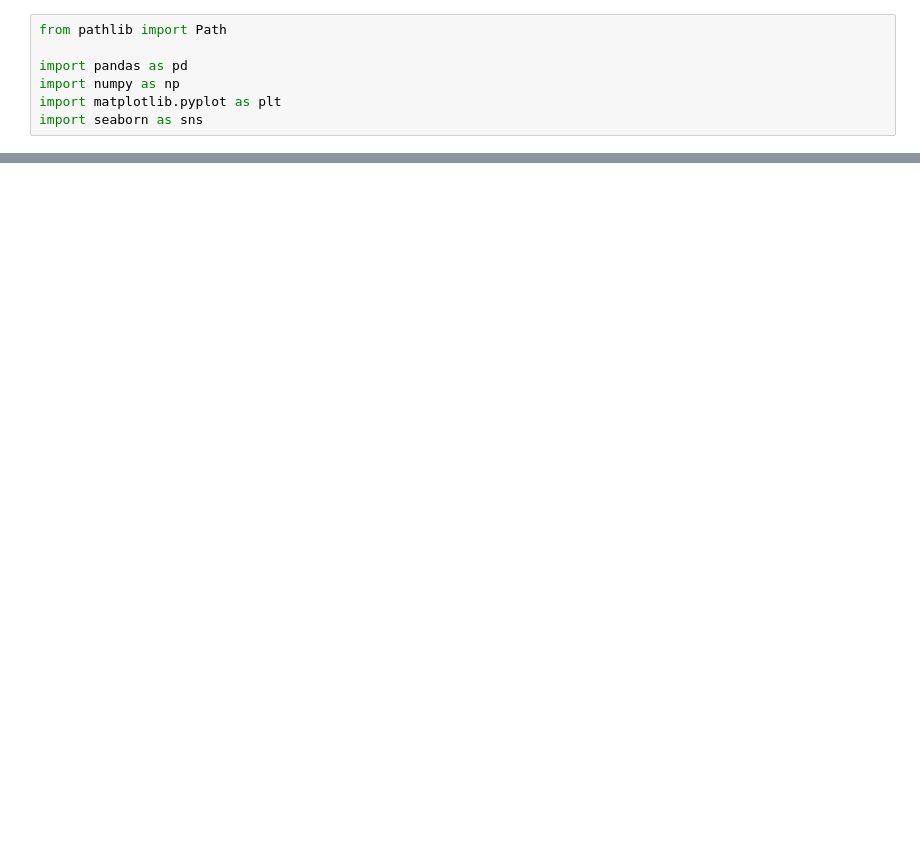
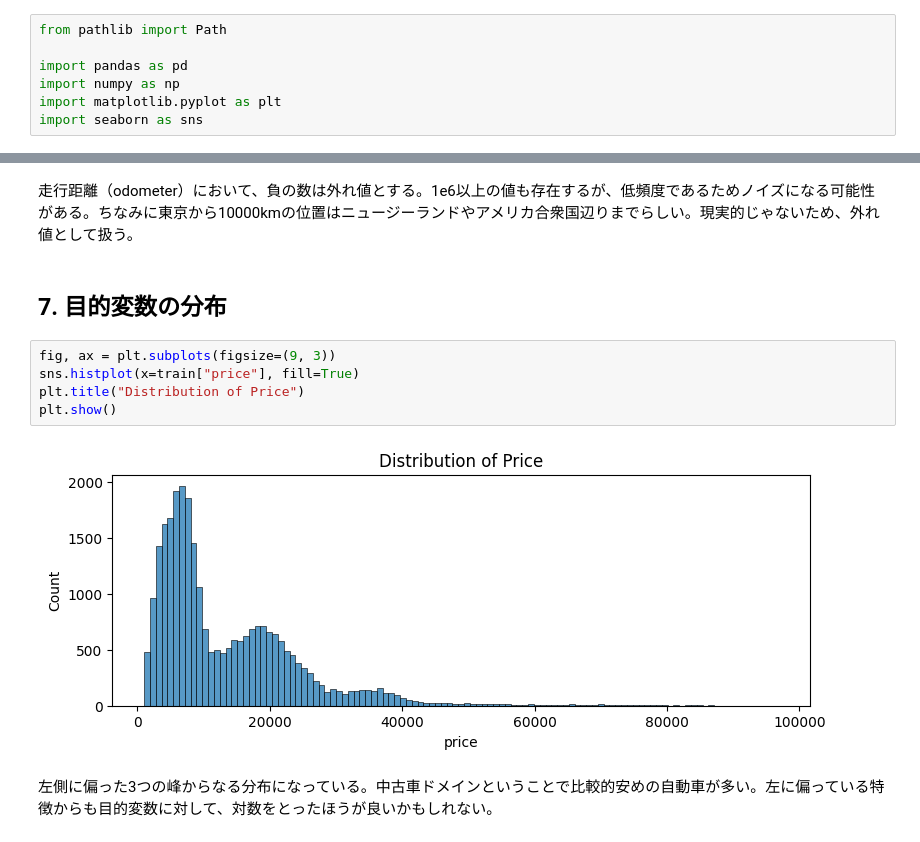
Before and after one commit to haru1290/signate-student-cup-2023, a Jupyter notebook: notebook/eda.ipynb, the cells around one changed output, grey strips where cells are left out. Saved outputs shown, nothing was run; the diff lists cells and outputs as text; blank space fills up the shorter version.

```diff
--- a/notebook/eda.ipynb
+++ b/notebook/eda.ipynb
@@ -58,0 +177,13 @@ dtype: object
+# %% [markdown]
+走行距離（odometer）において、負の数は外れ値とする。1e6以上の値も存在するが、低頻度であるためノイズになる可能性がある。ちなみに東京から10000kmの位置はニュージーランドやアメリカ合衆国辺りまでらしい。現実的じゃないため、外れ値として扱う。
+# %% [markdown]
+## 7. 目的変数の分布
+# %%
+fig, ax = plt.subplots(figsize=(9, 3))
+sns.histplot(x=train["price"], fill=True)
+plt.title("Distribution of Price")
+plt.show()
+# %% [output]
+[figure, added]
+# %% [markdown]
+左側に偏った3つの峰からなる分布になっている。中古車ドメインということで比較的安めの自動車が多い。左に偏っている特徴からも目的変数に対して、対数をとったほうが良いかもしれない。
```
Also changed, not shown: parts of 32 cells of this notebook.
